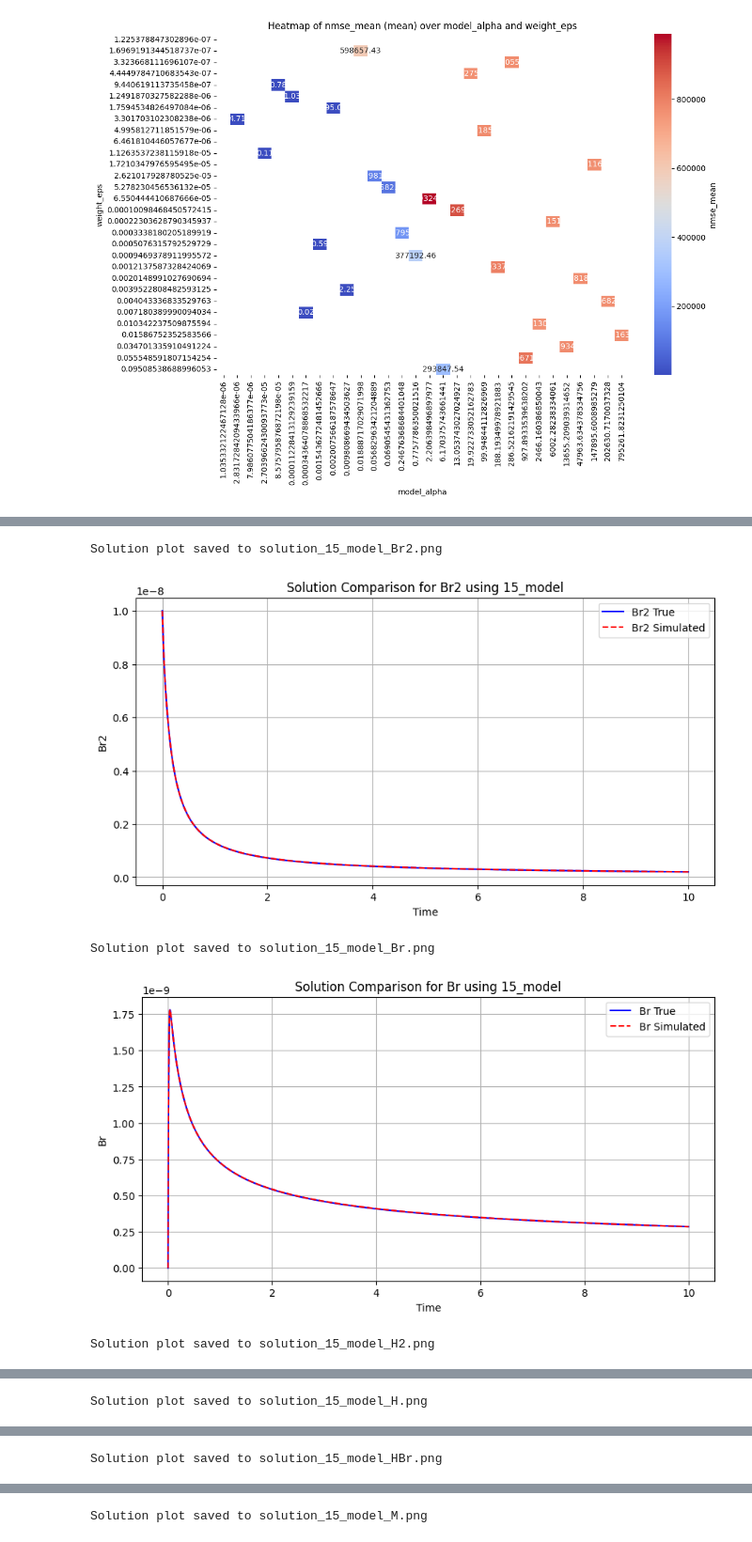
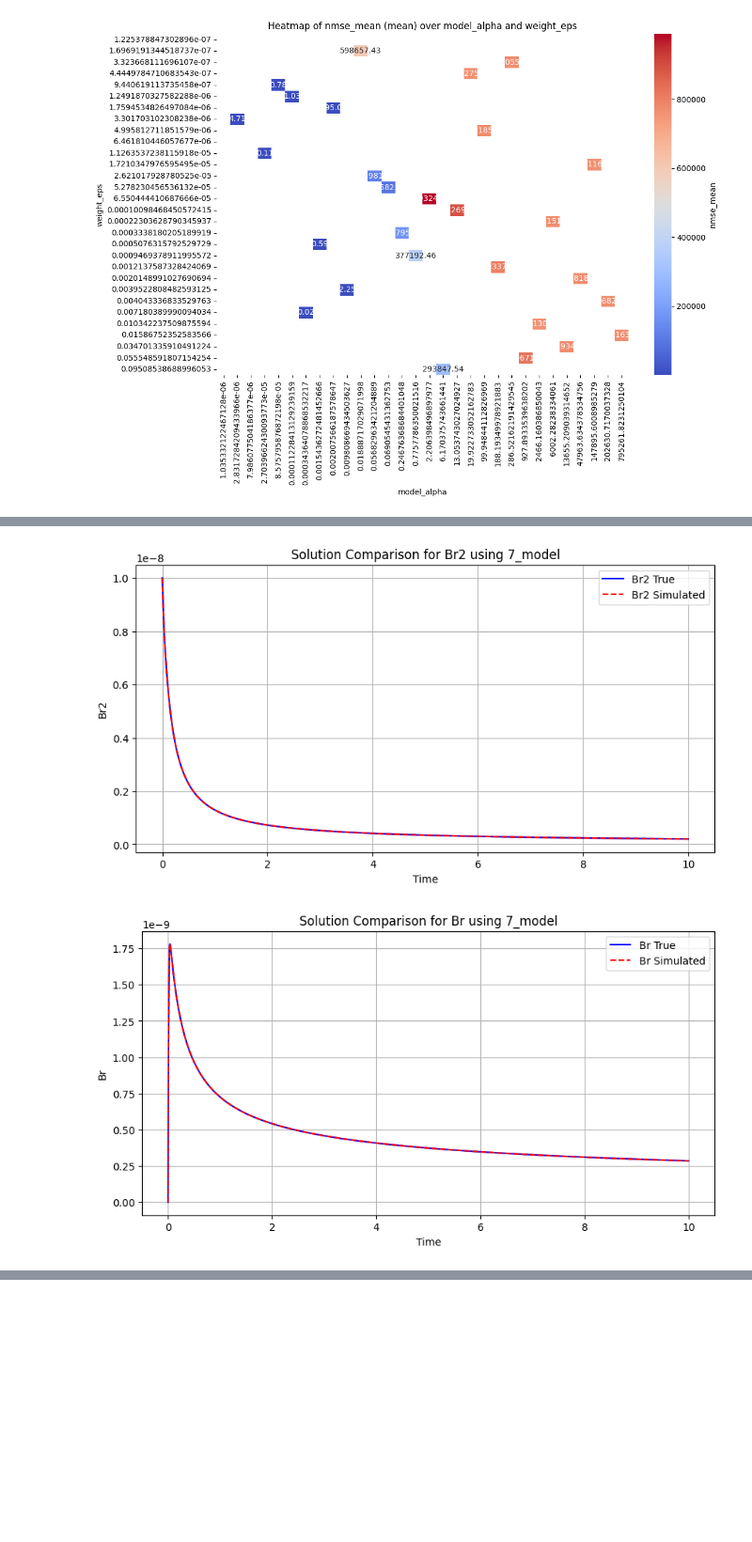
Before and after one commit to jerrydzhang/weight-perterbation, a Jupyter notebook: notebooks/result_hbr-analytic.ipynb, the cells around one changed output, grey strips where cells are left out. Shown at 94% size. Drawn from its saved outputs; the diff is of its cells as text; code cells hidden in the pictures; blank space fills up the shorter version.

```diff
--- a/notebooks/result_hbr-analytic.ipynb
+++ b/notebooks/result_hbr-analytic.ipynb
@@ -61,10 +65,7 @@ Name: 204, dtype: object
 # %%
 # visualize.plot_best_model_solution('nmse_mean', fixed_params={'weight_std': 0})
-model = "15_model"
-visualize.plot_model_solution(model, save=True)
+model = "7_model"
+visualize.plot_model_solution(model, save=False)
 # %% [output]
-Solution plot saved to solution_15_model_Br2.png
-[figure, old version]
+[figure, new version]
-Solution plot saved to solution_15_model_Br.png
-[figure, old version]
+[figure, new version]
-Solution plot saved to solution_15_model_H2.png
@@ -72 +72,0 @@ Solution plot saved to solution_15_model_H2.png
-Solution plot saved to solution_15_model_H.png
@@ -74 +73,0 @@ Solution plot saved to solution_15_model_H.png
-Solution plot saved to solution_15_model_HBr.png
@@ -76 +74,0 @@ Solution plot saved to solution_15_model_HBr.png
-Solution plot saved to solution_15_model_M.png
```
Also changed, not shown: parts of 4 cells of this notebook, 24 other files.
